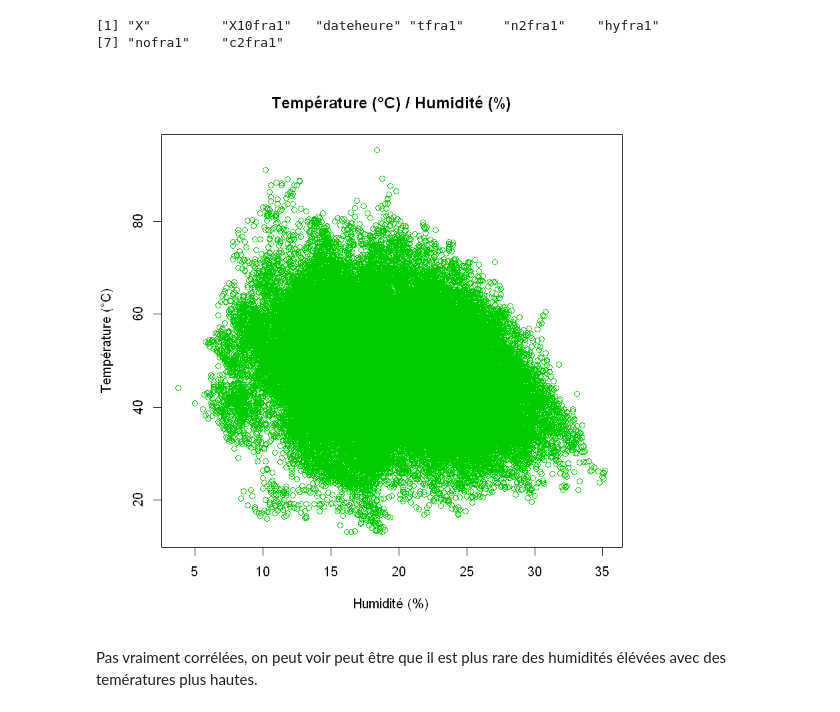
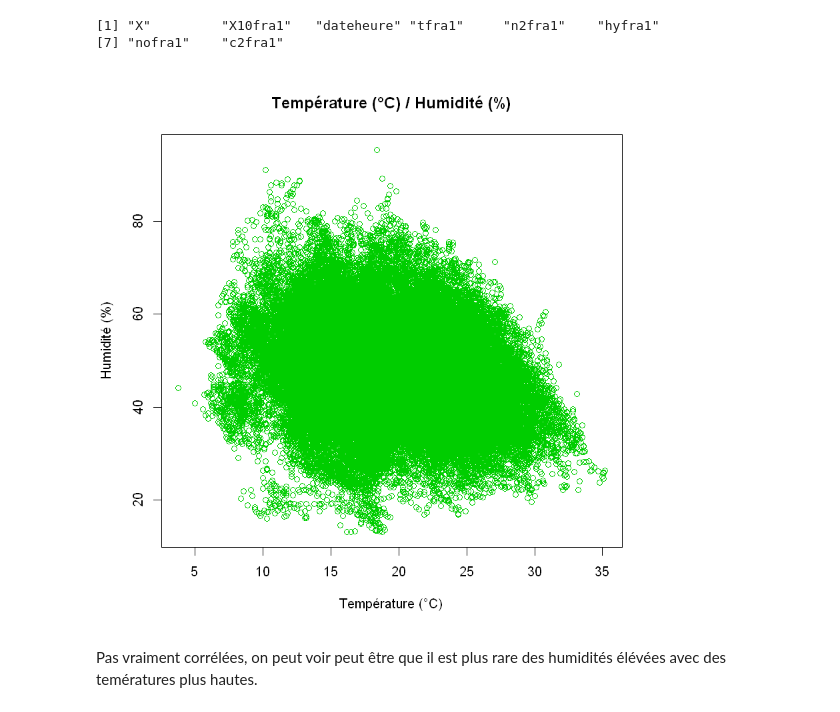
Before and after one commit to jaimecruzdev/metroqualitedelair, a Jupyter notebook: Code/Exploration des donnes/Explore RATP qair Roosevelt.ipynb, the cells around one changed output. Saved outputs shown, nothing was run; the diff lists cells and outputs as text; code cells hidden in the pictures.

```diff
--- a/Code/Exploration des donnes/Explore RATP qair Roosevelt.ipynb
+++ b/Code/Exploration des donnes/Explore RATP qair Roosevelt.ipynb
@@ -309,9 +291,9 @@ colnames(df)
 [1] "X"         "X10fra1"   "dateheure" "tfra1"     "n2fra1"    "hyfra1"
 [7] "nofra1"    "c2fra1"
 # %%
-plot(df$tfra1,df$hyfra1,main="Température (°C) / Humidité (%)",col=3,xlab="Humidité (%)",ylab="Température (°C)")
+plot(df$tfra1,df$hyfra1,main="Température (°C) / Humidité (%)",col=3,xlab="Température (°C)",ylab="Humidité (%)")
 # %% [output]
-[figure, old version]
+[figure, new version]
 # %% [markdown]
 Pas vraiment corrélées, on peut voir peut être que il est plus rare des humidités élévées avec des temératures plus hautes.
 # %%
```
Also changed, not shown: parts of 2 cells of this notebook, 2 other files.
